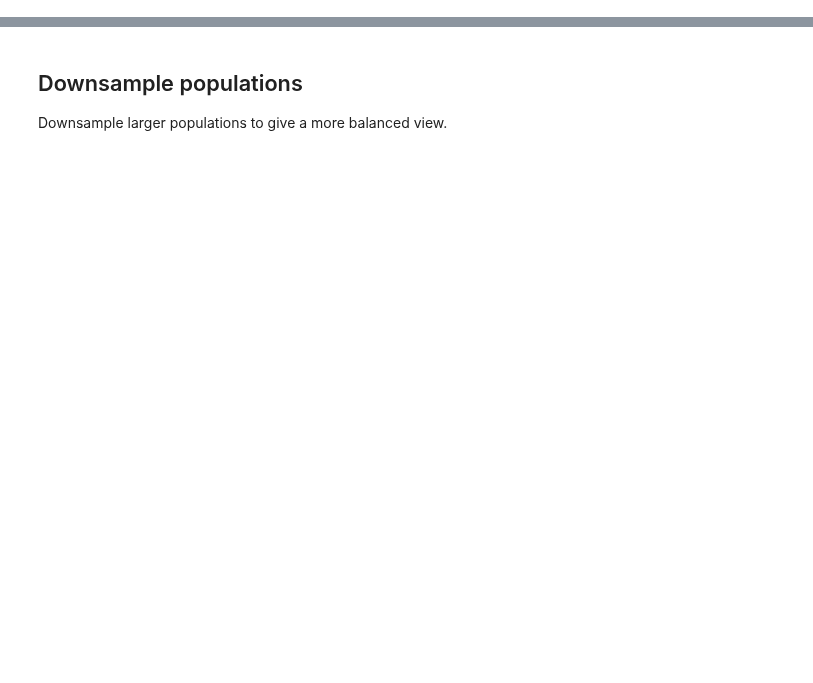
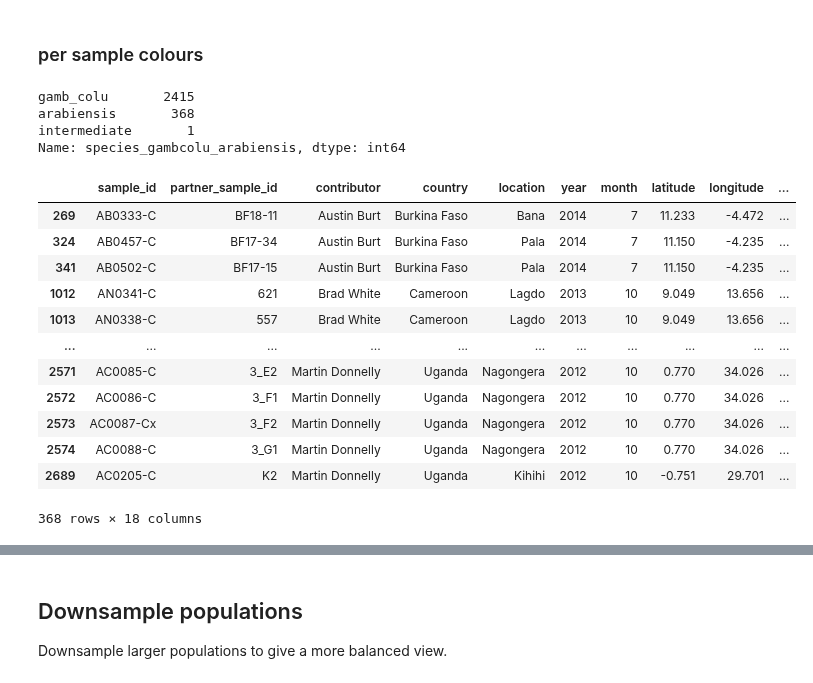
Before and after one commit to malariagen/ag1000g-phase3-data-paper, a Jupyter notebook: notebooks/ag3_population_structure_UMAP.ipynb, the cells around one changed output, grey strips where cells are left out. Saved outputs shown, nothing was run; the diff lists cells and outputs as text; code cells hidden in the pictures; blank space fills up the shorter version.

```diff
--- a/notebooks/ag3_population_structure_UMAP.ipynb
+++ b/notebooks/ag3_population_structure_UMAP.ipynb
@@ -9,0 +10,3 @@ ag3 = release_data()
+# %%
+import malariagen_data
+ag3 = malariagen_data.Ag3("gs://vo_agam_release/", pre=True)
@@ -9,0 +19,5 @@ ag3 = release_data()
+# %% [markdown]
+### per sample colours
+# %%
+# Load sample metadata
+df_samples = ag3.sample_metadata('v3_wild')
@@ -9,0 +31,23 @@ ag3 = release_data()
+# %%
+df_samples.species_gambcolu_arabiensis.value_counts()
+# %% [output]
+gamb_colu       2415
+arabiensis       368
+intermediate       1
+Name: species_gambcolu_arabiensis, dtype: int64
+# %%
+df_samples[df_samples.species_gambcolu_arabiensis == 'arabiensis']
+# %% [output]
+|  | sample_id | partner_sample_id | contributor | country | location | year | month | latitude | longitude | ... |
+| 269 | AB0333-C | BF18-11 | Austin Burt | Burkina Faso | Bana | 2014 | 7 | 11.233 | -4.472 | ... |
+| 324 | AB0457-C | BF17-34 | Austin Burt | Burkina Faso | Pala | 2014 | 7 | 11.150 | -4.235 | ... |
+| 341 | AB0502-C | BF17-15 | Austin Burt | Burkina Faso | Pala | 2014 | 7 | 11.150 | -4.235 | ... |
+| 1012 | AN0341-C | 621 | Brad White | Cameroon | Lagdo | 2013 | 10 | 9.049 | 13.656 | ... |
+| 1013 | AN0338-C | 557 | Brad White | Cameroon | Lagdo | 2013 | 10 | 9.049 | 13.656 | ... |
+| ... | ... | ... | ... | ... | ... | ... | ... | ... | ... | ... |
+| 2571 | AC0085-C | 3_E2 | Martin Donnelly | Uganda | Nagongera | 2012 | 10 | 0.770 | 34.026 | ... |
+| 2572 | AC0086-C | 3_F1 | Martin Donnelly | Uganda | Nagongera | 2012 | 10 | 0.770 | 34.026 | ... |
+| 2573 | AC0087-Cx | 3_F2 | Martin Donnelly | Uganda | Nagongera | 2012 | 10 | 0.770 | 34.026 | ... |
+| 2574 | AC0088-C | 3_G1 | Martin Donnelly | Uganda | Nagongera | 2012 | 10 | 0.770 | 34.026 | ... |
+| 2689 | AC0205-C | K2 | Martin Donnelly | Uganda | Kihihi | 2012 | 10 | -0.751 | 29.701 | ... |
+368 rows × 18 columns
```
Also changed, not shown: parts of 22 cells of this notebook.
